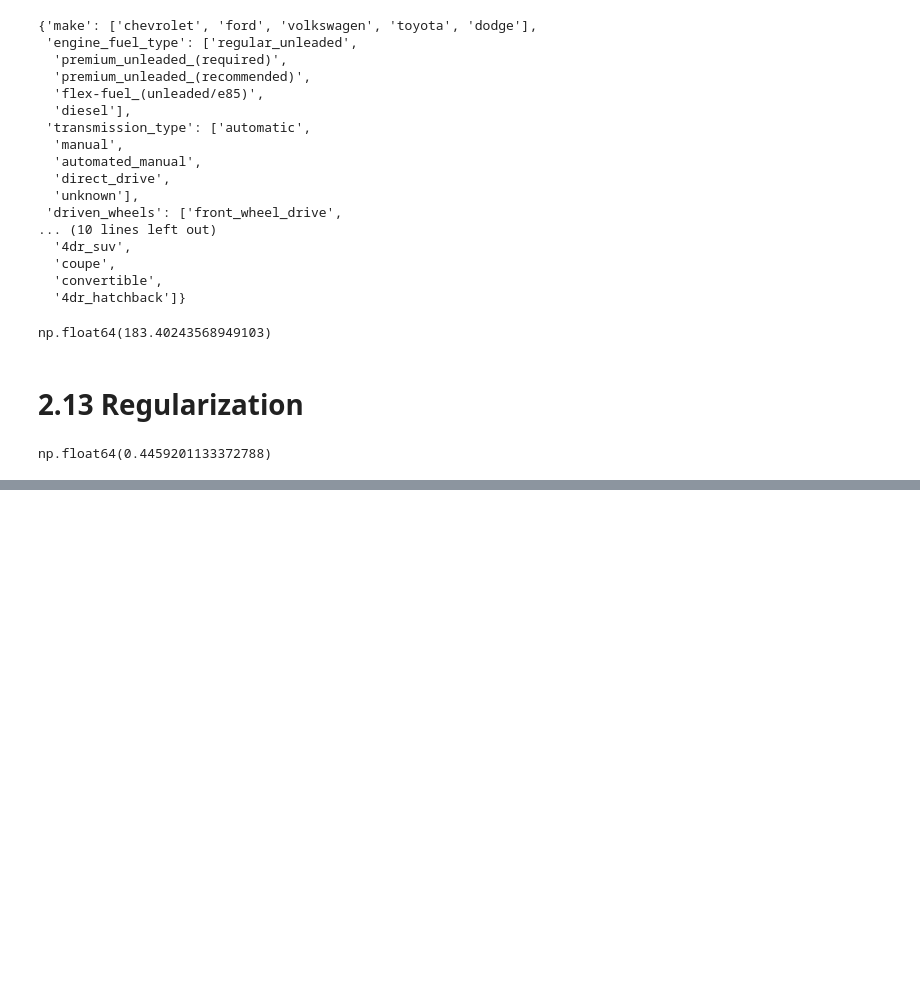
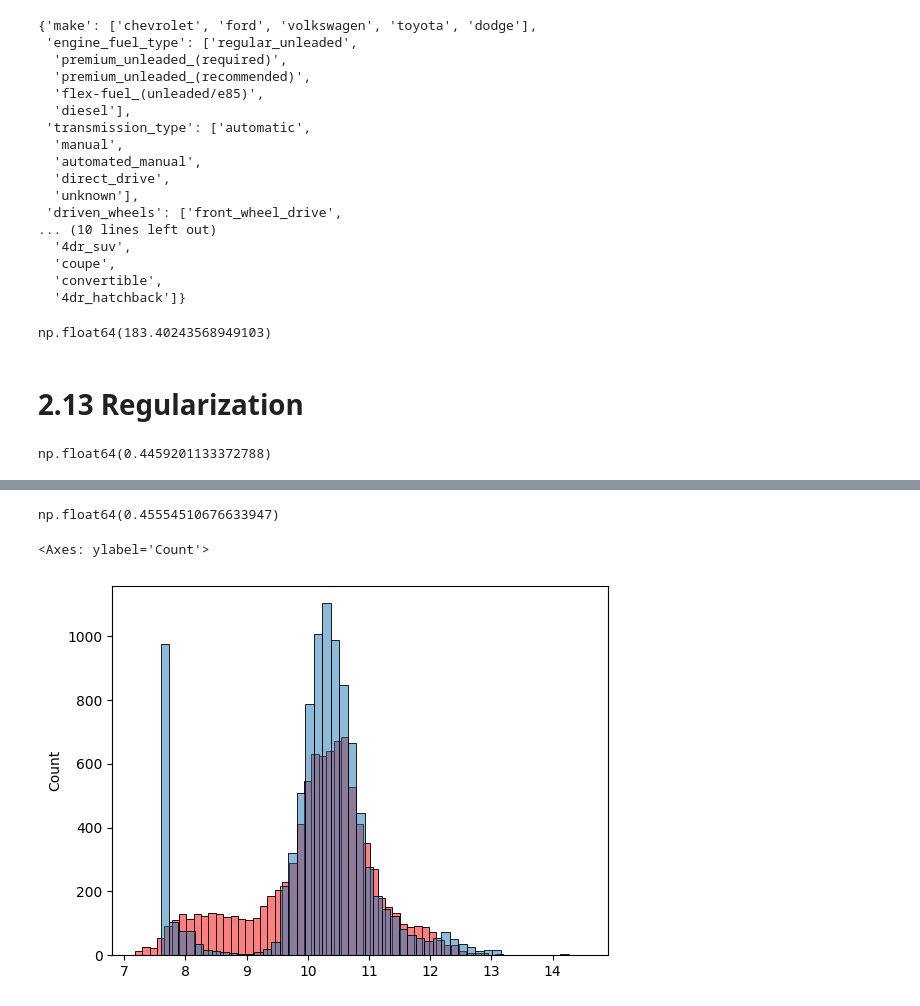
Before and after one commit to RaDilsara/ML-Zoomcamp, a Jupyter notebook: Car_price_prediction/Car_price_prediction.ipynb, the cells around one changed output, grey strips where cells are left out. Saved outputs shown, nothing was run; the diff lists cells and outputs as text; code cells hidden in the pictures; blank space fills up the shorter version.

```diff
--- a/Car_price_prediction/Car_price_prediction.ipynb
+++ b/Car_price_prediction/Car_price_prediction.ipynb
@@ -590,0 +628,20 @@ np.float64(0.4459201133372788)
+# %%
+df_full_train = df_full_train.reset_index(drop=True)
+# %%
+X_full_train = prpair_X(df_full_train)
+Y_full_train = np.concatenate([y_train,y_val])
+# %%
+w0,w = train_linearreg_regu(X_full_train,Y_full_train,r=0.0001)
+# %%
+X_test = prpair_X(def_test)
+y_pred = w0 + X_test.dot(w)
+score = rmse(y_test,y_pred)
+score
+# %% [output]
+np.float64(0.45554510676633947)
+# %%
+sns.histplot(y_pred, color='r', alpha=0.5, bins=50)
+sns.histplot(y_test, alpha=0.5, bins=50)
+# %% [output]
+<Axes: ylabel='Count'>
+[figure, added]
```
Also changed, not shown: parts of 10 cells of this notebook.
